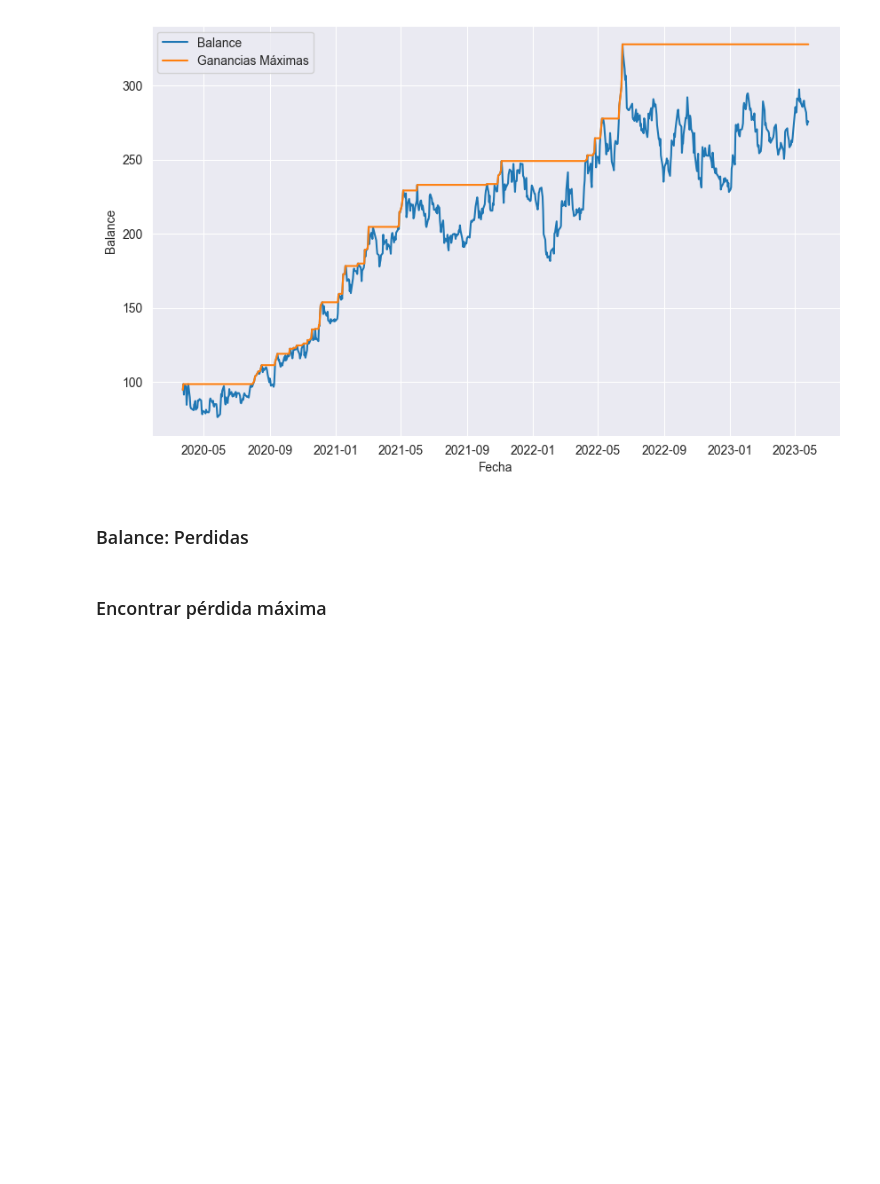
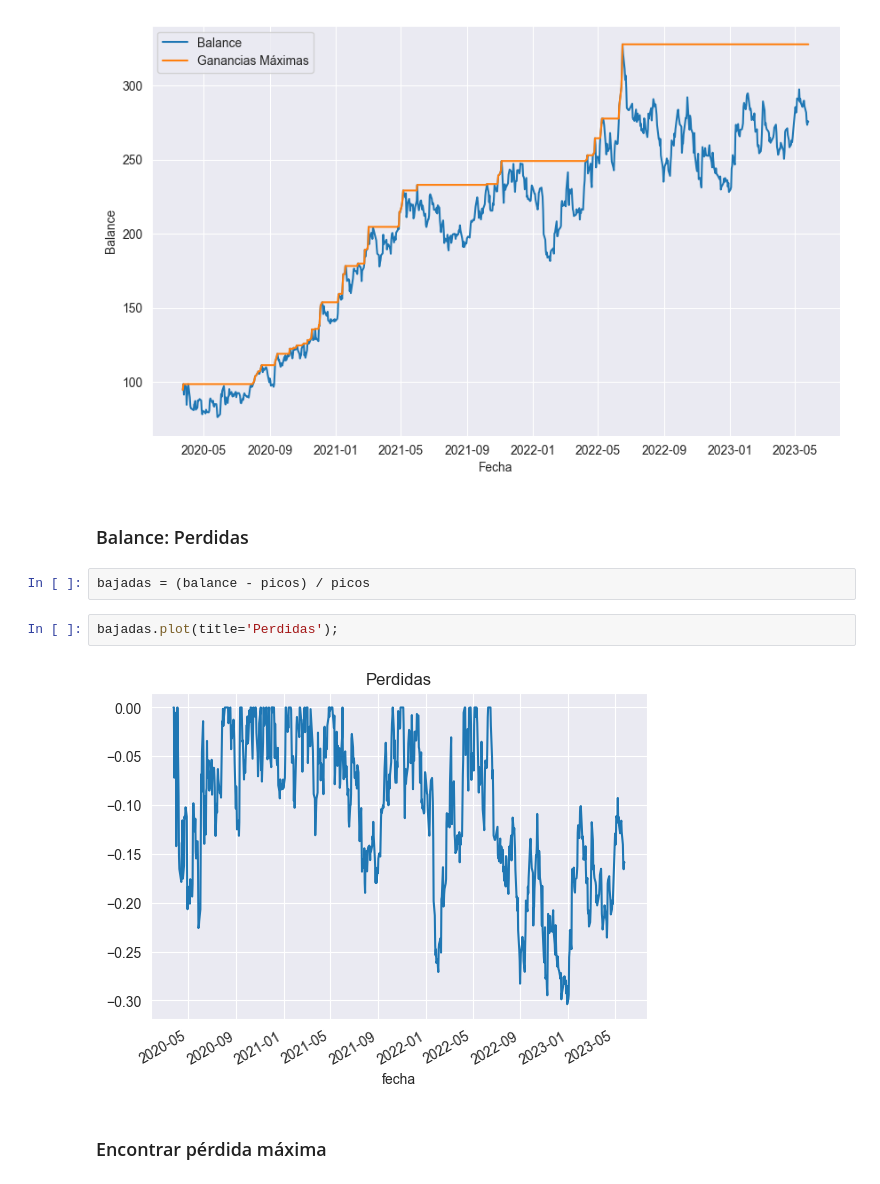
Before and after one commit to carlosdeoncedos/CienciaDatosFinanzas2023_05, a Jupyter notebook: Sesion8_20230605.ipynb, the cells around one changed output. Drawn from its saved outputs; the diff is of its cells as text; blank space fills up the shorter version.

```diff
--- a/Sesion8_20230605.ipynb
+++ b/Sesion8_20230605.ipynb
@@ -361,6 +361,12 @@ ax.set_ylabel('Balance');
 [figure]
 # %% [markdown]
 ### Balance: Perdidas
+# %%
+bajadas = (balance - picos) / picos
+# %%
+bajadas.plot(title='Perdidas');
+# %% [output]
+[figure, added]
 # %% [markdown]
 ### Encontrar pérdida máxima
 # %% [markdown]
```
Also changed, not shown: parts of 48 cells of this notebook.
